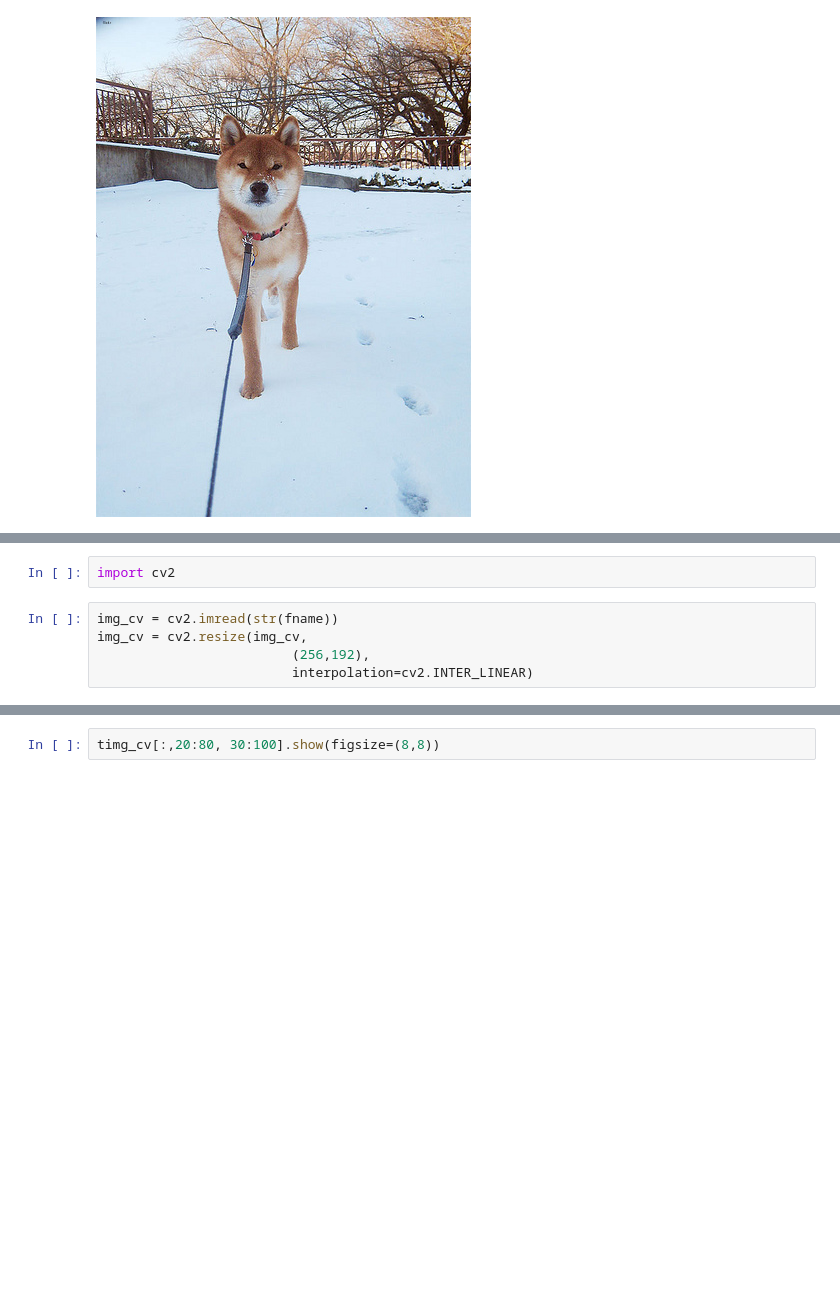
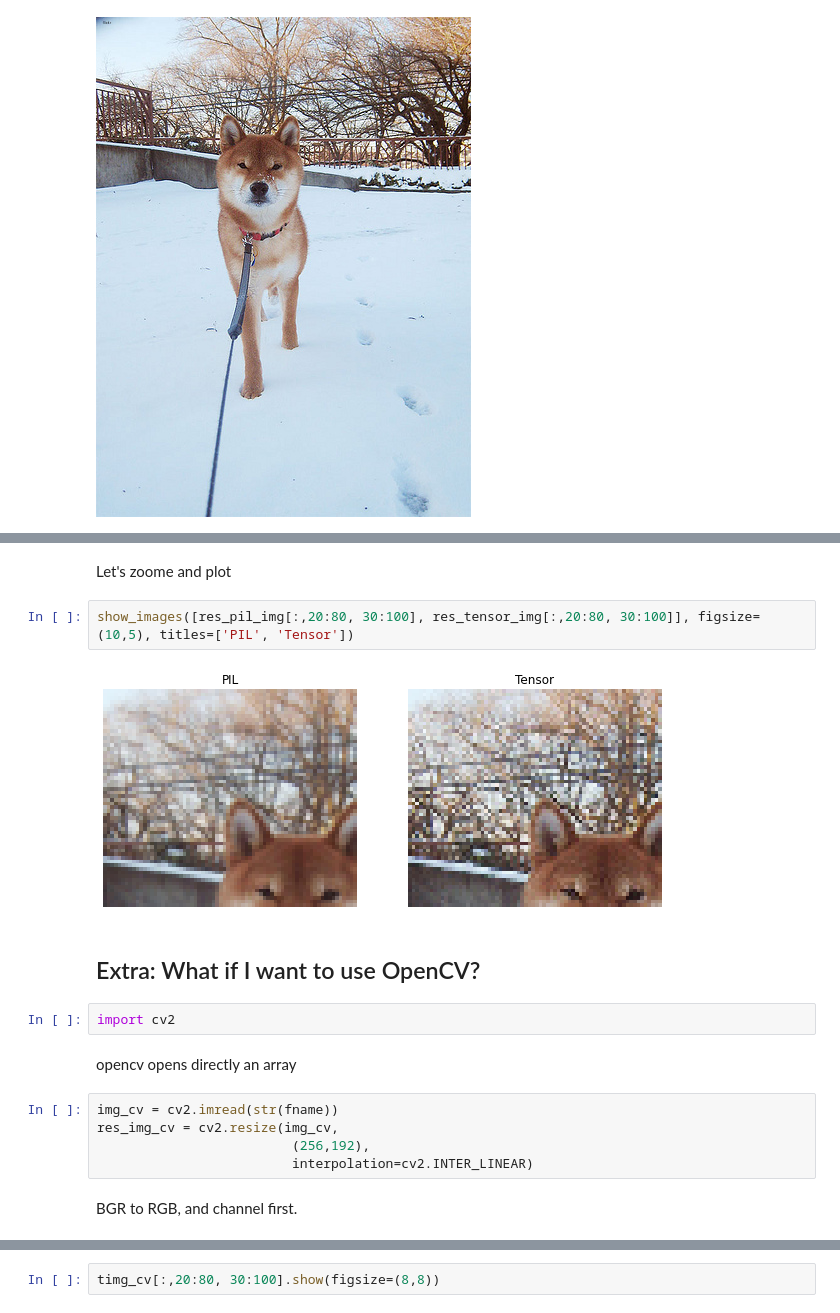
Before and after one commit to tcapelle/capeblog, a Jupyter notebook: _notebooks/2021-02-26-image_resizing.ipynb, the cells around one changed output, grey strips where cells are left out. Drawn from its saved outputs; the diff is of its cells as text; blank space fills up the shorter version.

```diff
--- a/_notebooks/2021-02-26-image_resizing.ipynb
+++ b/_notebooks/2021-02-26-image_resizing.ipynb
@@ -43,8 +179,20 @@ learn.predict(tpil_img)
+# %% [markdown]
+Let's zoome and plot
+# %%
+show_images([res_pil_img[:,20:80, 30:100], res_tensor_img[:,20:80, 30:100]], figsize=(10,5), titles=['PIL', 'Tensor'])
+# %% [output]
+[figure, added]
+# %% [markdown]
+## Extra: What if I want to use OpenCV?
 # %%
 import cv2
+# %% [markdown]
+opencv opens directly an array
 # %%
 img_cv = cv2.imread(str(fname))
-img_cv = cv2.resize(img_cv,
+res_img_cv = cv2.resize(img_cv,
                          (256,192),
                          interpolation=cv2.INTER_LINEAR)
+# %% [markdown]
+BGR to RGB, and channel first.
 # %%
```
Also changed, not shown: parts of 68 cells of this notebook.
